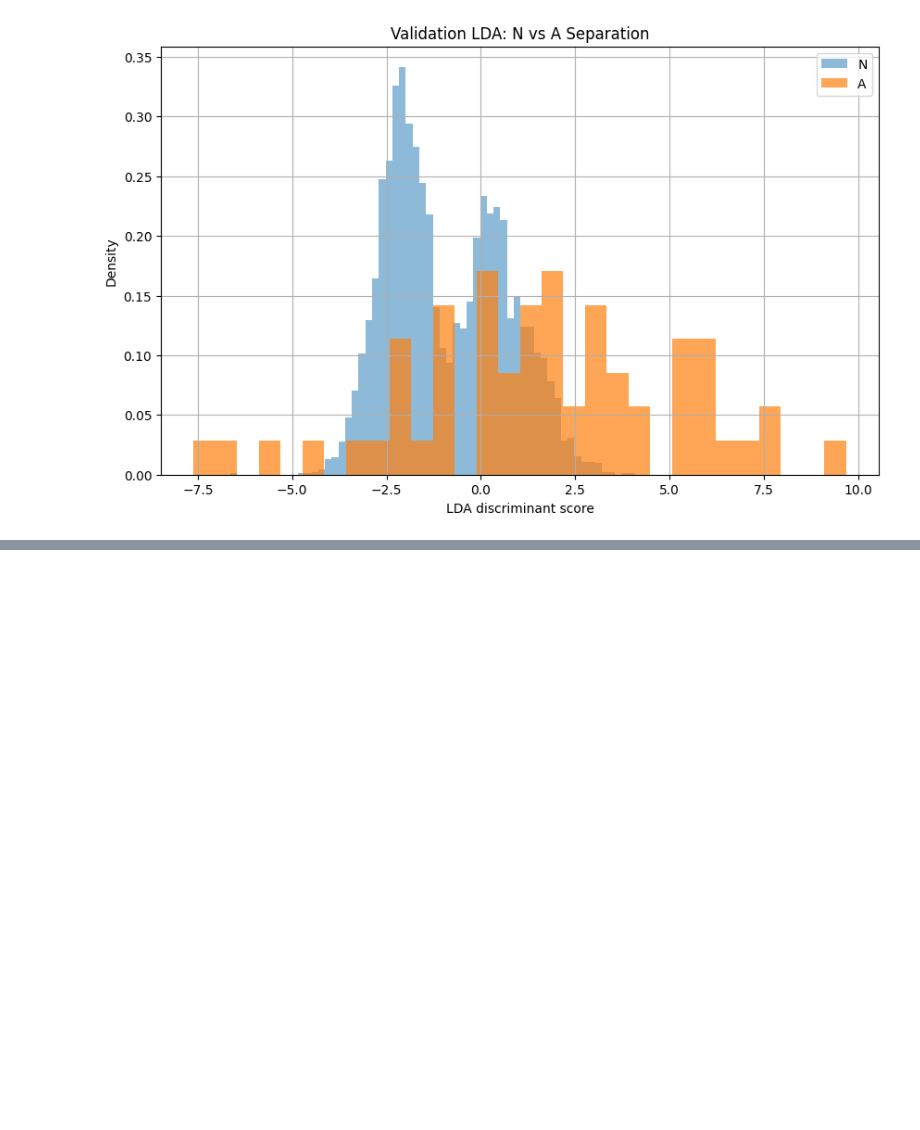
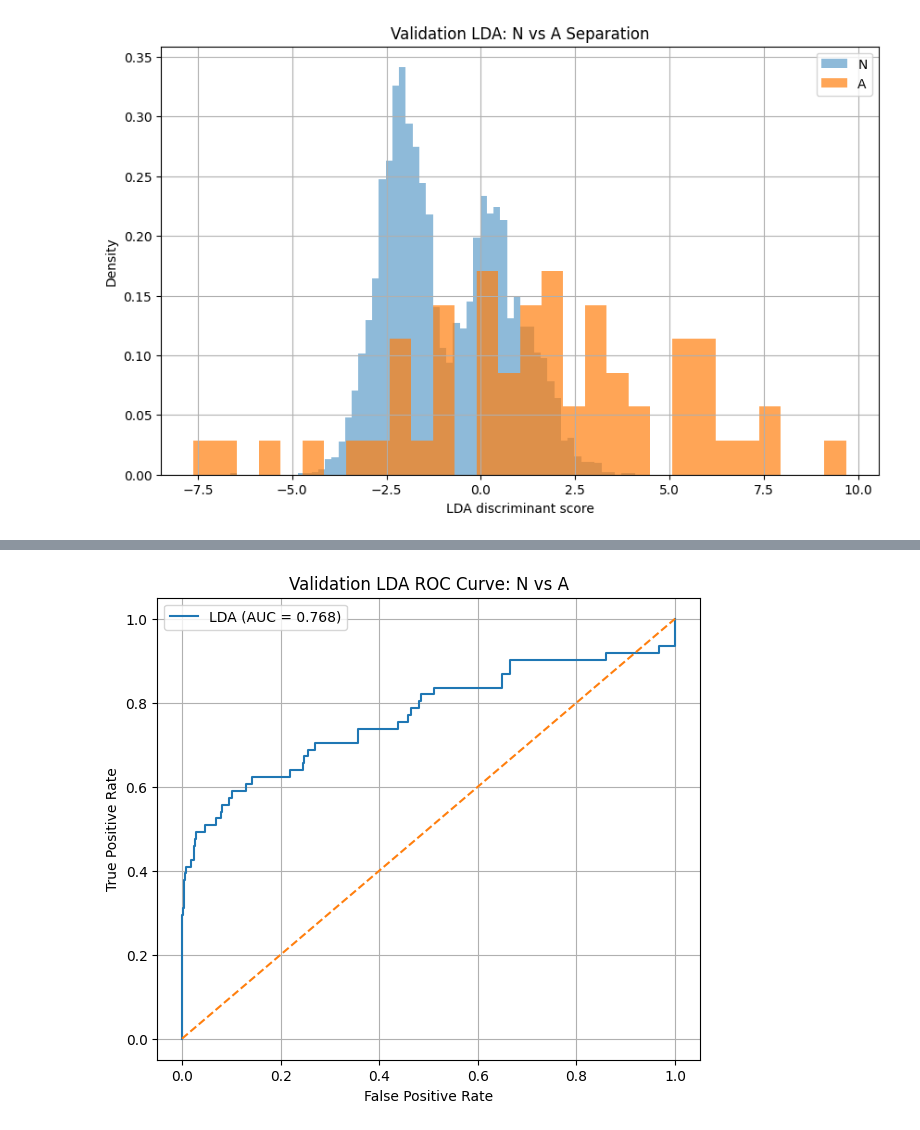
Before and after one commit to Chandana-dharshanam/ecg-detection, a Jupyter notebook: ecg-detection.ipynb, the cells around one changed output, grey strips where cells are left out. Cells and saved outputs as stored; diff of their text form; code cells hidden in the pictures; blank space fills up the shorter version.

```diff
--- a/ecg-detection.ipynb
+++ b/ecg-detection.ipynb
@@ -3912,0 +4027,25 @@ Validation LDA ROC-AUC:
+# %%
+plt.figure(figsize=(7, 6))
+
+plt.plot(
+    fpr,
+    tpr,
+    label=f"LDA (AUC = {auc:.3f})"
+)
+
+plt.plot(
+    [0, 1],
+    [0, 1],
+    linestyle="--"
+)
+
+plt.xlabel("False Positive Rate")
+plt.ylabel("True Positive Rate")
+plt.title("Validation LDA ROC Curve: N vs A")
+
+plt.legend()
+plt.grid(True)
+
+plt.show()
+# %% [output]
+[figure, added]
```
Also changed, not shown: parts of 1 cell of this notebook.
